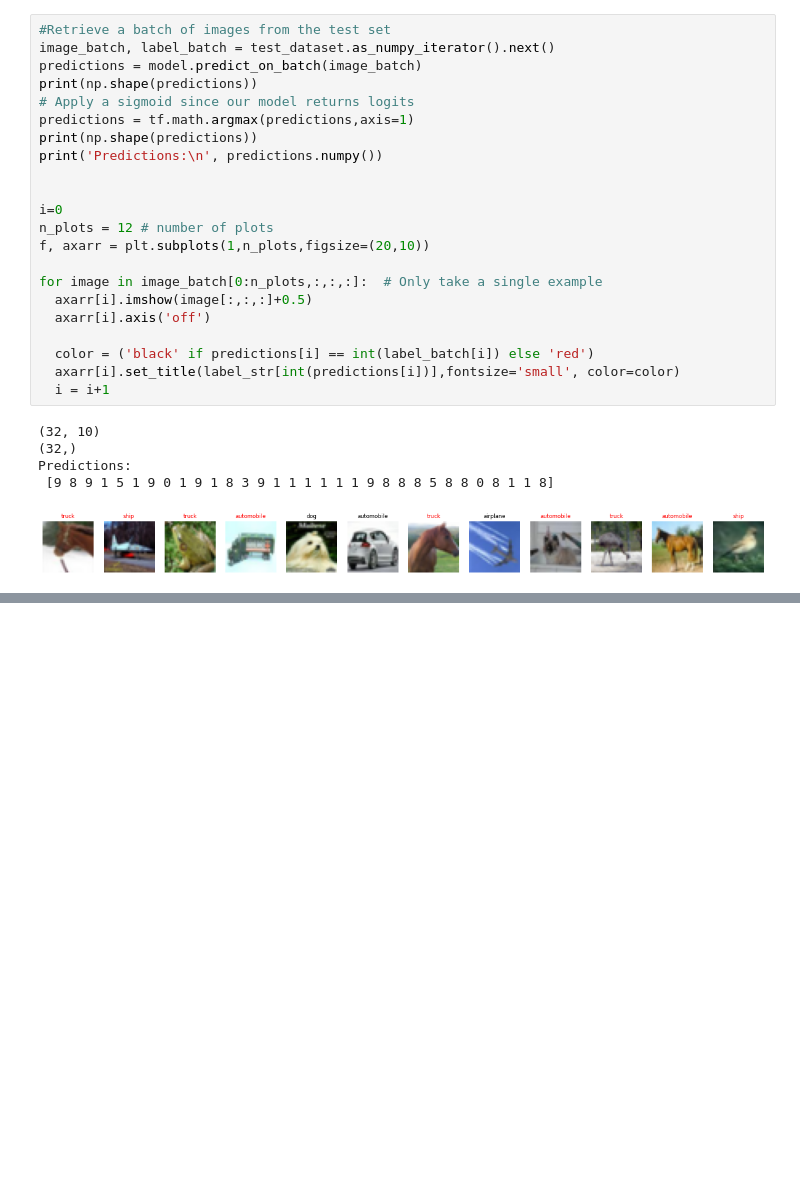
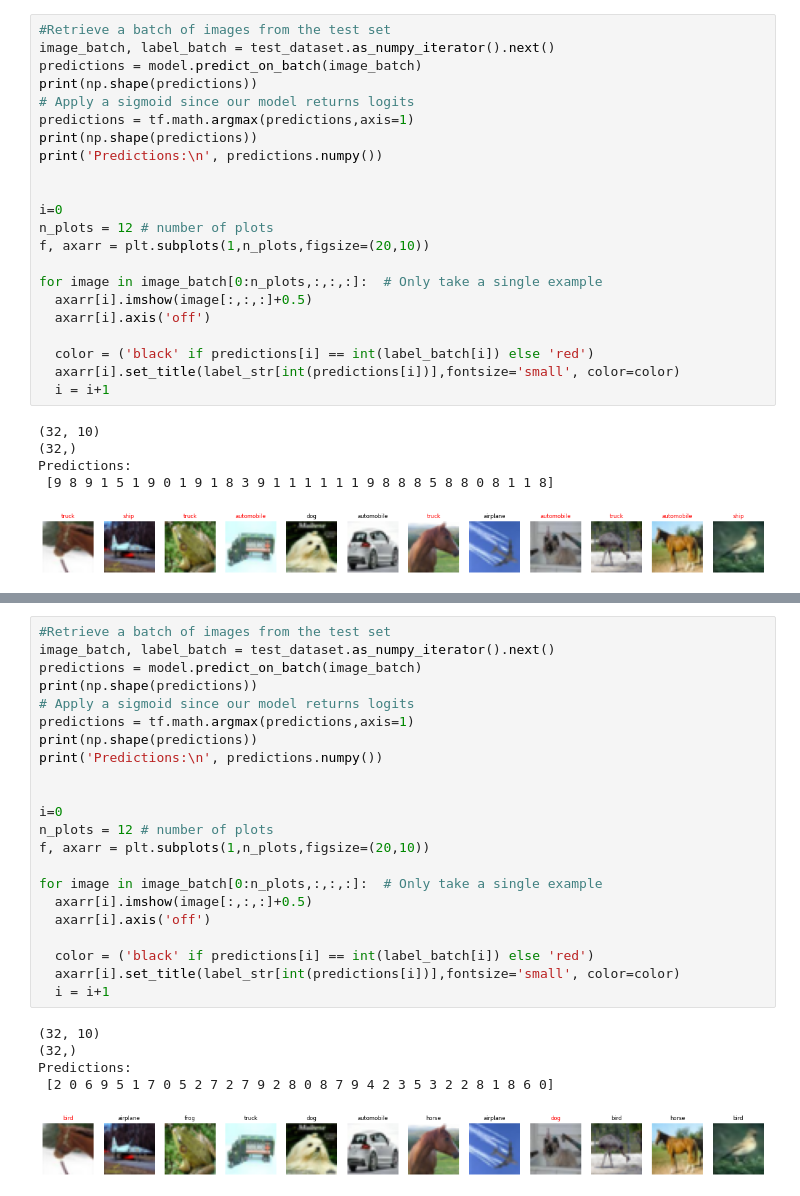
Before and after one commit to davidnol/CE6003, a Jupyter notebook: CE6003_Etivity_assignment2_David_Nolan_20146744.ipynb, the cells around one changed output, grey strips where cells are left out. Cells and saved outputs as stored; diff of their text form; blank space fills up the shorter version.

```diff
--- a/CE6003_Etivity_assignment2_David_Nolan_20146744.ipynb
+++ b/CE6003_Etivity_assignment2_David_Nolan_20146744.ipynb
@@ -972,0 +1310,28 @@ Predictions:
+# %%
+#Retrieve a batch of images from the test set
+image_batch, label_batch = test_dataset.as_numpy_iterator().next()
+predictions = model.predict_on_batch(image_batch)
+print(np.shape(predictions))
+# Apply a sigmoid since our model returns logits
+predictions = tf.math.argmax(predictions,axis=1)
+print(np.shape(predictions))
+print('Predictions:\n', predictions.numpy())
+
+
+i=0
+n_plots = 12 # number of plots
+f, axarr = plt.subplots(1,n_plots,figsize=(20,10))
+
+for image in image_batch[0:n_plots,:,:,:]:  # Only take a single example
+  axarr[i].imshow(image[:,:,:]+0.5)
+  axarr[i].axis('off')
+
+  color = ('black' if predictions[i] == int(label_batch[i]) else 'red')
+  axarr[i].set_title(label_str[int(predictions[i])],fontsize='small', color=color)
+  i = i+1
+# %% [output]
+(32, 10)
+(32,)
+Predictions:
+ [2 0 6 9 5 1 7 0 5 2 7 2 7 9 2 8 0 8 7 9 4 2 3 5 3 2 2 8 1 8 6 0]
+[figure, added]
```
Also changed, not shown: parts of 22 cells of this notebook.
